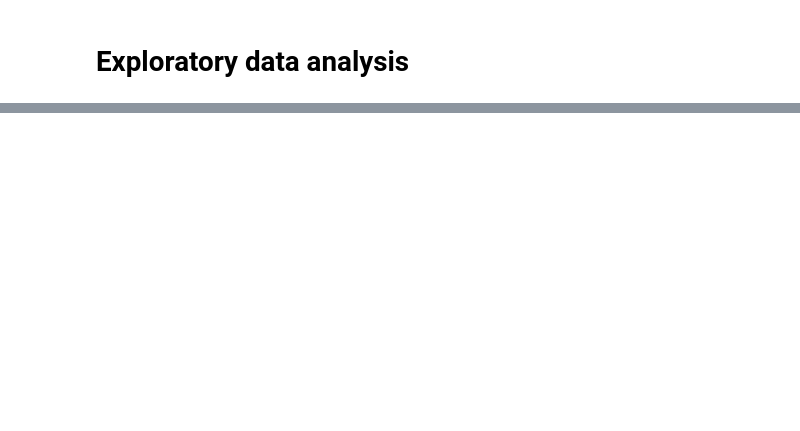
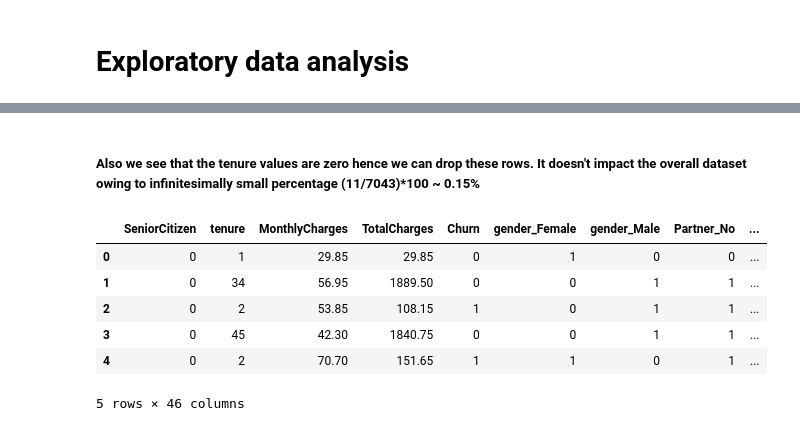
Before and after one commit to shanky474/pfizer_case_study_customer_churn, a Jupyter notebook: Customer_Churn_EDA.ipynb, the cells around one changed output, grey strips where cells are left out. Cells and saved outputs as stored; diff of their text form; code cells hidden in the pictures; blank space fills up the shorter version.

```diff
--- a/Customer_Churn_EDA.ipynb
+++ b/Customer_Churn_EDA.ipynb
@@ -58,0 +145,2 @@ df[df.duplicated()]
+# %% [markdown]
+##### Also we see that the tenure values are zero hence we can drop these rows. It doesn't impact the overall dataset owing to infinitesimally small percentage (11/7043)*100 ~ 0.15%
@@ -58,0 +151,10 @@ df[df.duplicated()]
+# %%
+df_fine_tune_encoded.head()
+# %% [output]
+|  | SeniorCitizen | tenure | MonthlyCharges | TotalCharges | Churn | gender_Female | gender_Male | Partner_No | ... |
+| 0 | 0 | 1 | 29.85 | 29.85 | 0 | 1 | 0 | 0 | ... |
+| 1 | 0 | 34 | 56.95 | 1889.50 | 0 | 0 | 1 | 1 | ... |
+| 2 | 0 | 2 | 53.85 | 108.15 | 1 | 0 | 1 | 1 | ... |
+| 3 | 0 | 45 | 42.30 | 1840.75 | 0 | 0 | 1 | 1 | ... |
+| 4 | 0 | 2 | 70.70 | 151.65 | 1 | 1 | 0 | 1 | ... |
+5 rows × 46 columns
```
Also changed, not shown: parts of 17 cells of this notebook.
